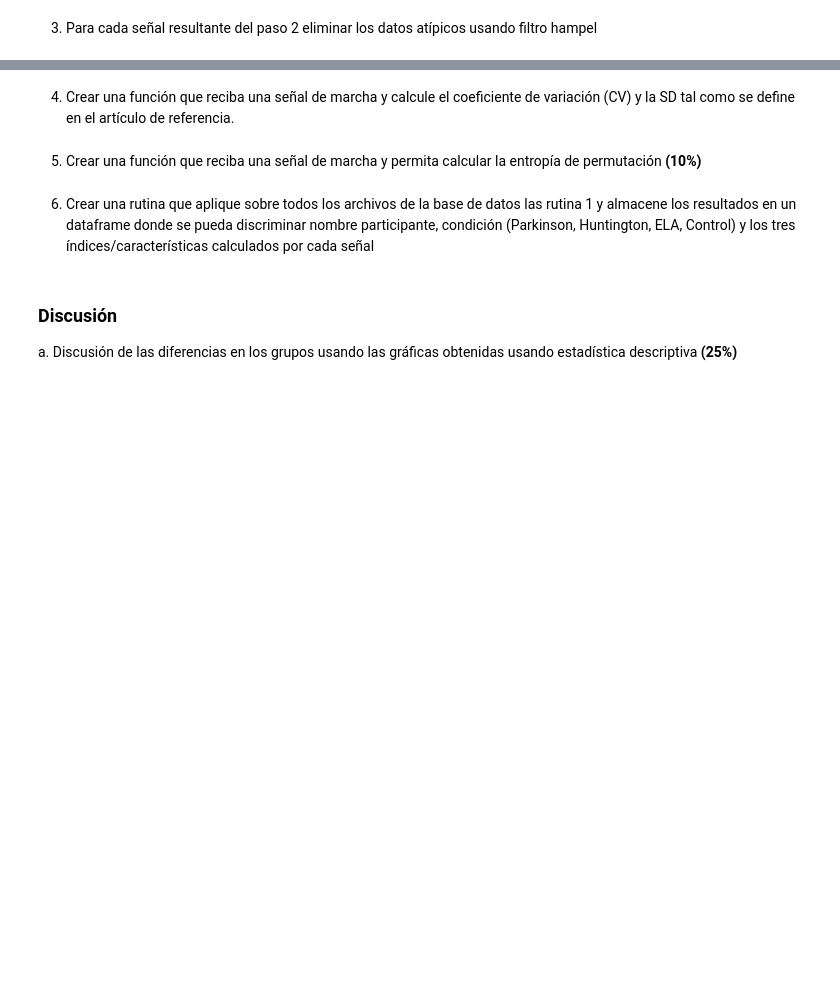
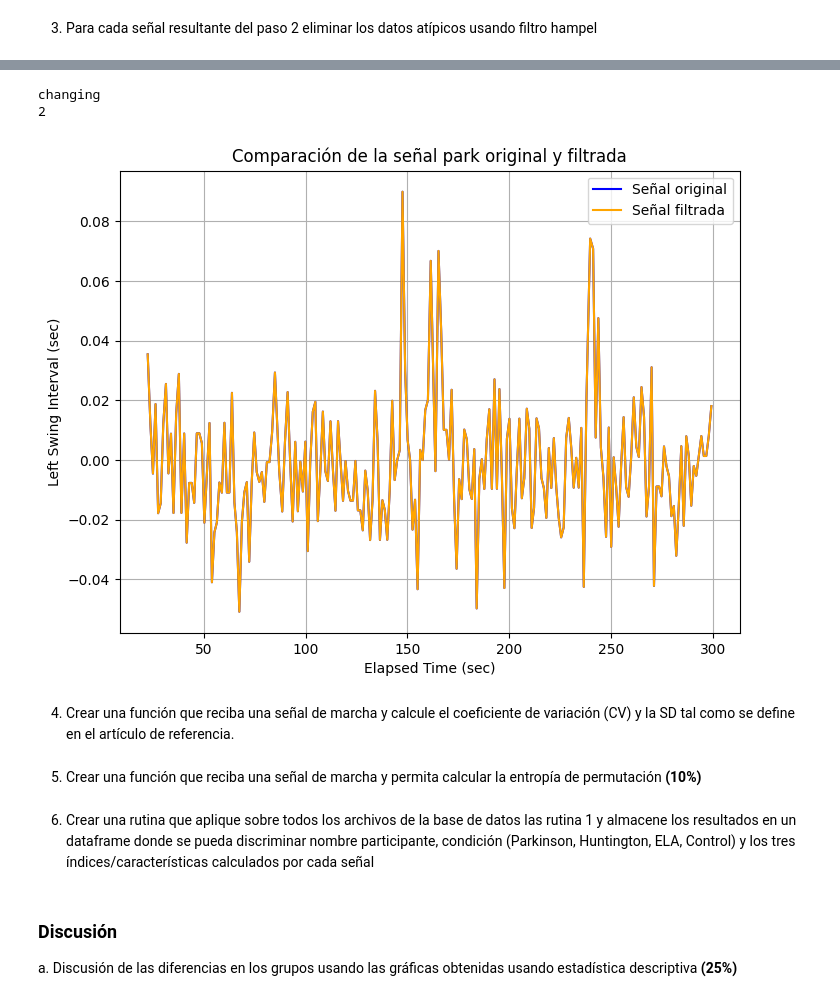
Before and after one commit to NataliaArenasP20/LaboratorioBiosenales, a Jupyter notebook: Proyecto_1/Proyecto1_NataliaArenas_DanielTamayo.ipynb, the cells around one changed output, grey strips where cells are left out. Drawn from its saved outputs; the diff is of its cells as text; code cells hidden in the pictures; blank space fills up the shorter version.

```diff
--- a/Proyecto_1/Proyecto1_NataliaArenas_DanielTamayo.ipynb
+++ b/Proyecto_1/Proyecto1_NataliaArenas_DanielTamayo.ipynb
@@ -246,3 +330,27 @@ plt.show()
+# %%
+#Filtro para datos park
+tiempopark = datos_park['Elapsed Time (sec)'].values
+lsipark = signal.detrend(datos_park['Left Swing Interval (sec)'].values)
+lsi_filtrada = hampelfilter(lsipark, 3, [6])
+
+plt.figure(figsize=(8,6))
+
+# Graficar la señal original
+plt.plot(tiempopark, lsipark, label='Señal original', color='blue')
+
+# Graficar la señal filtrada
+plt.plot(tiempopark, lsi_filtrada, label='Señal filtrada', color='orange')
+
+plt.title('Comparación de la señal park original y filtrada')
+plt.xlabel('Elapsed Time (sec)')
+plt.ylabel('Left Swing Interval (sec)')
+plt.grid()
+plt.legend()
+plt.show()
+# %% [output]
+changing
+2
+[figure, added]
 # %% [markdown]
 4. Crear una función que reciba una señal de marcha y calcule el coeficiente de variación (CV) y la SD tal como se define en el artículo de referencia.
 # %%
```
Also changed, not shown: parts of 22 cells of this notebook.
